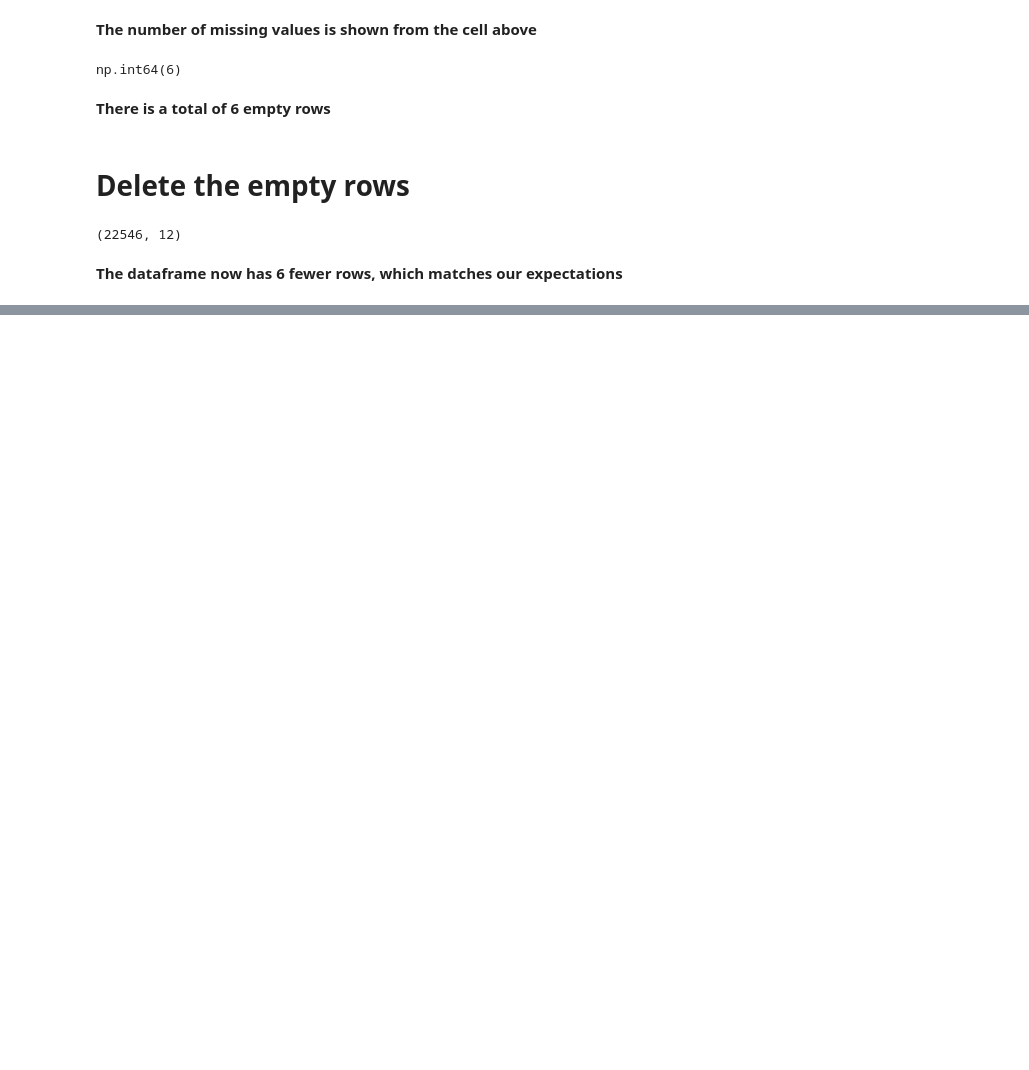
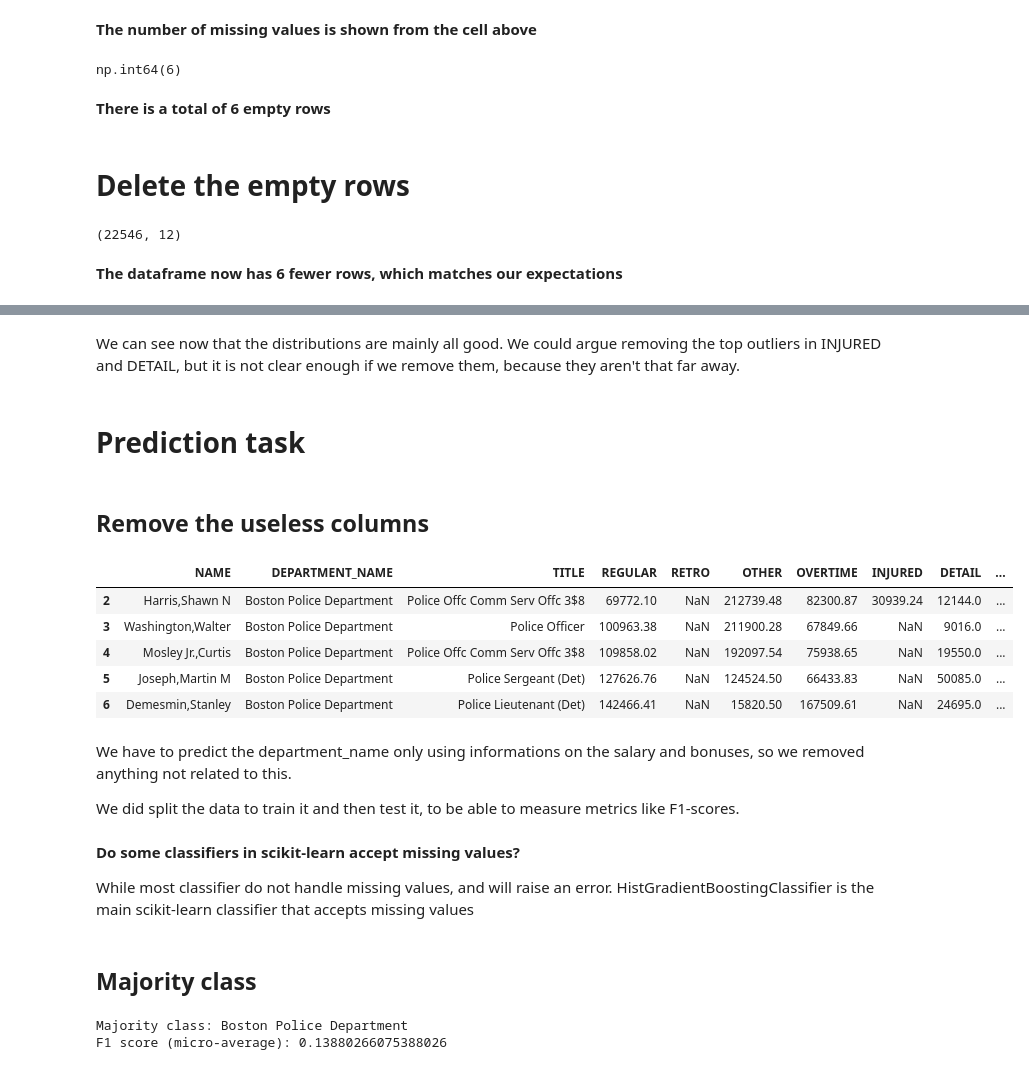
Before and after one commit to AdamoElProfesor/PCD, a Jupyter notebook: labo3/PCD_labo3_Sahitaj_Gruber.ipynb, the cells around one changed output, grey strips where cells are left out. Saved outputs shown, nothing was run; the diff lists cells and outputs as text; code cells hidden in the pictures; blank space fills up the shorter version.

```diff
--- a/labo3/PCD_labo3_Sahitaj_Gruber.ipynb
+++ b/labo3/PCD_labo3_Sahitaj_Gruber.ipynb
@@ -51,0 +166,15 @@ df_clean.shape
+# %% [markdown]
+We can see now that the distributions are mainly all good. We could argue removing the top outliers in INJURED and DETAIL, but it is not clear enough if we remove them, because they aren't that far away.
+# %% [markdown]
+# Prediction task
+# %% [markdown]
+## Remove the useless columns
+# %%
+df_clean.head()
+# %% [output]
+|  | NAME | DEPARTMENT_NAME | TITLE | REGULAR | RETRO | OTHER | OVERTIME | INJURED | DETAIL | ... |
+| 2 | Harris,Shawn N | Boston Police Department | Police Offc Comm Serv Offc 3$8 | 69772.10 | NaN | 212739.48 | 82300.87 | 30939.24 | 12144.0 | ... |
+| 3 | Washington,Walter | Boston Police Department | Police Officer | 100963.38 | NaN | 211900.28 | 67849.66 | NaN | 9016.0 | ... |
+| 4 | Mosley Jr.,Curtis | Boston Police Department | Police Offc Comm Serv Offc 3$8 | 109858.02 | NaN | 192097.54 | 75938.65 | NaN | 19550.0 | ... |
+| 5 | Joseph,Martin M | Boston Police Department | Police Sergeant (Det) | 127626.76 | NaN | 124524.50 | 66433.83 | NaN | 50085.0 | ... |
+| 6 | Demesmin,Stanley | Boston Police Department | Police Lieutenant (Det) | 142466.41 | NaN | 15820.50 | 167509.61 | NaN | 24695.0 | ... |
@@ -51,0 +193,23 @@ df_clean.shape
+# %% [markdown]
+We have to predict the department_name only using informations on the salary and bonuses, so we removed anything not related to this.
+
+We did split the data to train it and then test it, to be able to measure metrics like F1-scores.
+# %% [markdown]
+**Do some classifiers in scikit-learn accept missing values?**
+
+While most classifier do not handle missing values, and will raise an error. HistGradientBoostingClassifier is the main scikit-learn classifier that accepts missing values
+# %% [markdown]
+## Majority class
+# %%
+from sklearn.metrics import f1_score
+
+majority_class = y_train.value_counts().idxmax()
+print("Majority class:", majority_class)
+
+y_pred = [majority_class] * len(y_test)
+
+score = f1_score(y_test, y_pred, average='micro')
+print("F1 score (micro-average):", score)
+# %% [output]
+Majority class: Boston Police Department
+F1 score (micro-average): 0.13880266075388026
```
Also changed, not shown: parts of 19 cells of this notebook.
